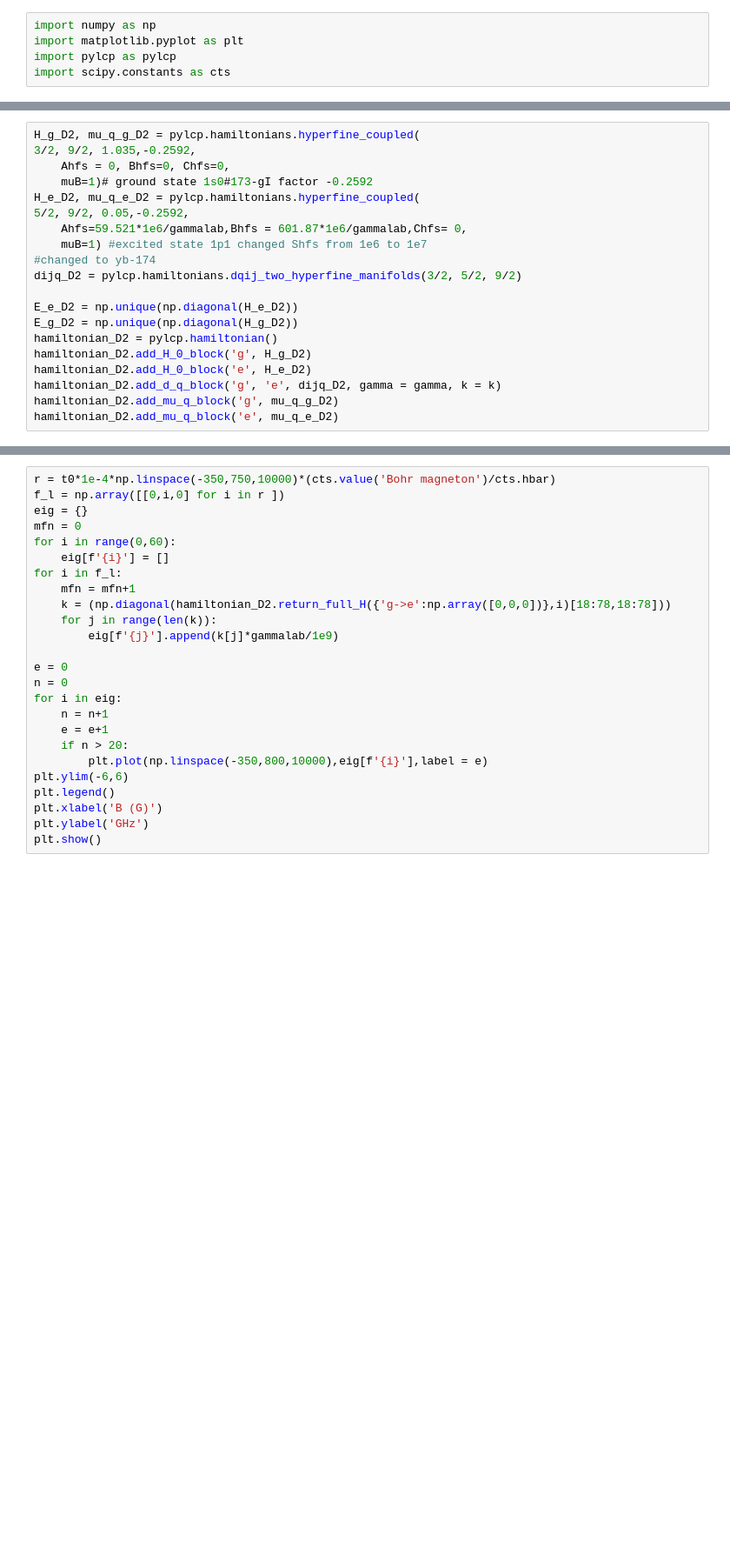
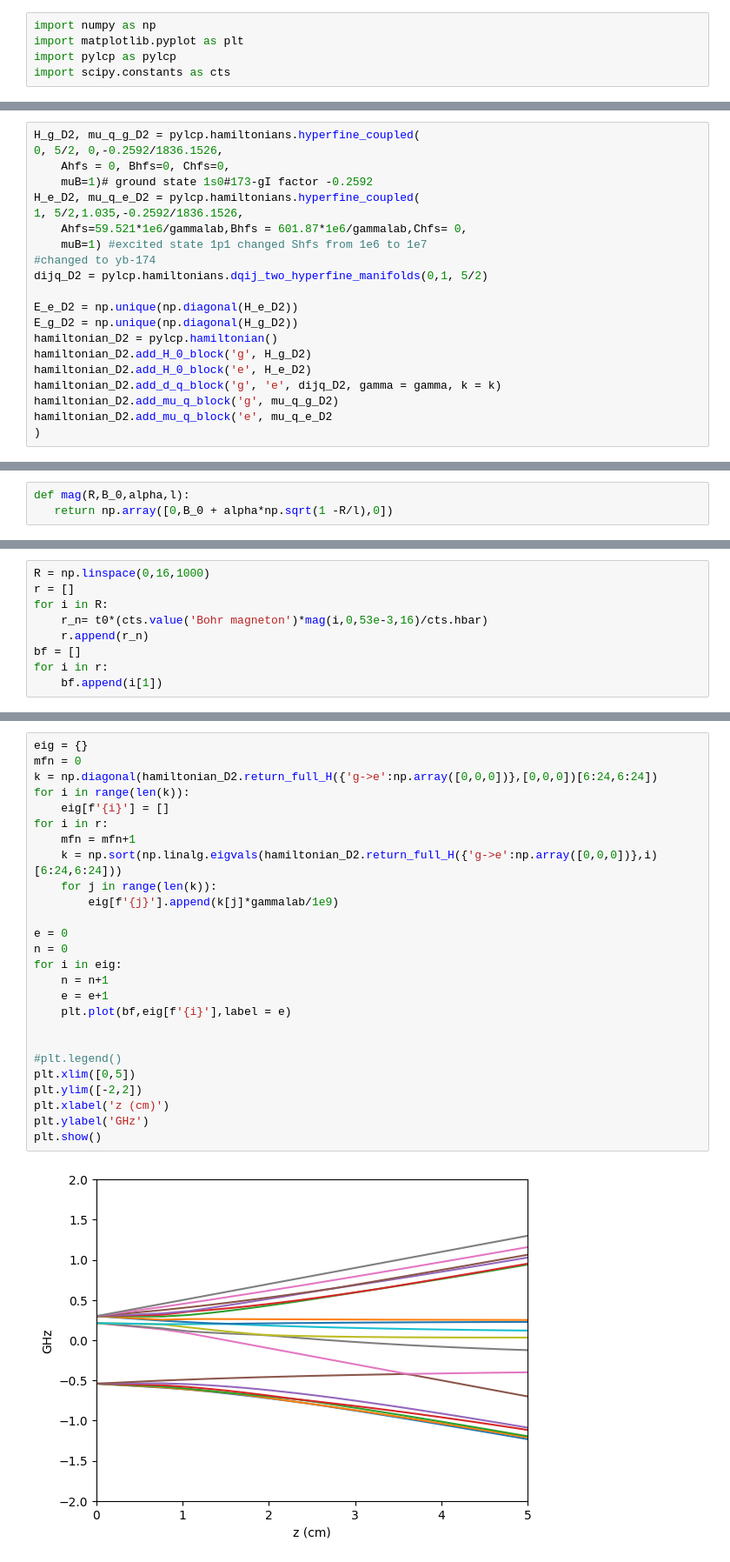
Before and after one commit to benfox4543/YB-zeeman-slower, a Jupyter notebook: zeeamn_shifts.ipynb, the cells around one changed output, grey strips where cells are left out. Shown at 87% size. Saved outputs shown, nothing was run; the diff lists cells and outputs as text; blank space fills up the shorter version.

```diff
--- a/zeeamn_shifts.ipynb
+++ b/zeeamn_shifts.ipynb
@@ -25,14 +32,14 @@ print(Blab, L,b_0L)
 # %%
 H_g_D2, mu_q_g_D2 = pylcp.hamiltonians.hyperfine_coupled(
-3/2, 9/2, 1.035,-0.2592,
+0, 5/2, 0,-0.2592/1836.1526,
     Ahfs = 0, Bhfs=0, Chfs=0,
     muB=1)# ground state 1s0#173-gI factor -0.2592
 H_e_D2, mu_q_e_D2 = pylcp.hamiltonians.hyperfine_coupled(
-5/2, 9/2, 0.05,-0.2592,
+1, 5/2,1.035,-0.2592/1836.1526,
     Ahfs=59.521*1e6/gammalab,Bhfs = 601.87*1e6/gammalab,Chfs= 0,
     muB=1) #excited state 1p1 changed Shfs from 1e6 to 1e7
 #changed to yb-174
-dijq_D2 = pylcp.hamiltonians.dqij_two_hyperfine_manifolds(3/2, 5/2, 9/2)
+dijq_D2 = pylcp.hamiltonians.dqij_two_hyperfine_manifolds(0,1, 5/2)
 
 E_e_D2 = np.unique(np.diagonal(H_e_D2))
 E_g_D2 = np.unique(np.diagonal(H_g_D2))
@@ -41,4 +48,5 @@ hamiltonian_D2.add_H_0_block('g', H_g_D2)
 hamiltonian_D2.add_H_0_block('e', H_e_D2)
 hamiltonian_D2.add_d_q_block('g', 'e', dijq_D2, gamma = gamma, k = k)
 hamiltonian_D2.add_mu_q_block('g', mu_q_g_D2)
-hamiltonian_D2.add_mu_q_block('e', mu_q_e_D2)
+hamiltonian_D2.add_mu_q_block('e', mu_q_e_D2
+)
@@ -46,0 +61,3 @@ t0*cts.value('Bohr magneton')/cts.hbar*20e-3
+# %%
+def mag(R,B_0,alpha,l):
+   return np.array([0,B_0 + alpha*np.sqrt(1 -R/l),0])
@@ -46,0 +84,9 @@ t0*cts.value('Bohr magneton')/cts.hbar*20e-3
+# %%
+R = np.linspace(0,16,1000)
+r = []
+for i in R:
+    r_n= t0*(cts.value('Bohr magneton')*mag(i,0,53e-3,16)/cts.hbar)
+    r.append(r_n)
+bf = []
+for i in r:
+    bf.append(i[1])
@@ -47,25 +114,28 @@ t0*cts.value('Bohr magneton')/cts.hbar*20e-3
 # %%
-r = t0*1e-4*np.linspace(-350,750,10000)*(cts.value('Bohr magneton')/cts.hbar)
-f_l = np.array([[0,i,0] for i in r ])
 eig = {}
 mfn = 0
-for i in range(0,60):
+k = np.diagonal(hamiltonian_D2.return_full_H({'g->e':np.array([0,0,0])},[0,0,0])[6:24,6:24])
+for i in range(len(k)):
     eig[f'{i}'] = []
-for i in f_l:
+for i in r:
     mfn = mfn+1
-    k = (np.diagonal(hamiltonian_D2.return_full_H({'g->e':np.array([0,0,0])},i)[18:78,18:78]))
+    k = np.sort(np.linalg.eigvals(hamiltonian_D2.return_full_H({'g->e':np.array([0,0,0])},i)[6:24,6:24]))
     for j in range(len(k)):
         eig[f'{j}'].append(k[j]*gammalab/1e9)
 
 e = 0
 n = 0
 for i in eig:
     n = n+1
     e = e+1
-    if n > 20:
-        plt.plot(np.linspace(-350,800,10000),eig[f'{i}'],label = e)
-plt.ylim(-6,6)
-plt.legend()
-plt.xlabel('B (G)')
+    plt.plot(bf,eig[f'{i}'],label = e)
+
+
+#plt.legend()
+plt.xlim([0,5])
+plt.ylim([-2,2])
+plt.xlabel('z (cm)')
 plt.ylabel('GHz')
 plt.show()
+# %% [output]
+[figure, added]
```
Also changed, not shown: parts of 7 cells of this notebook, 1 other file.
